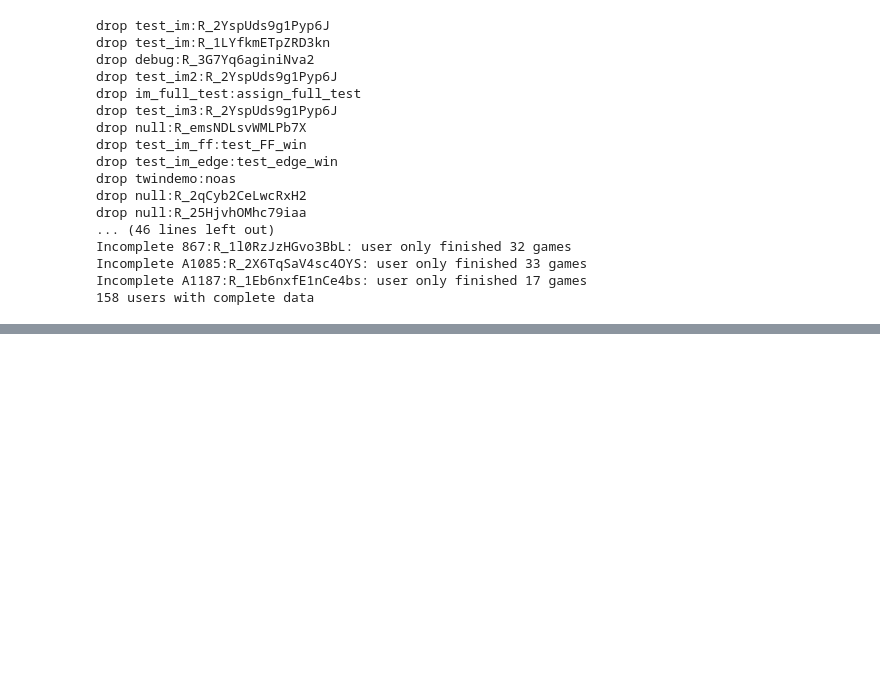
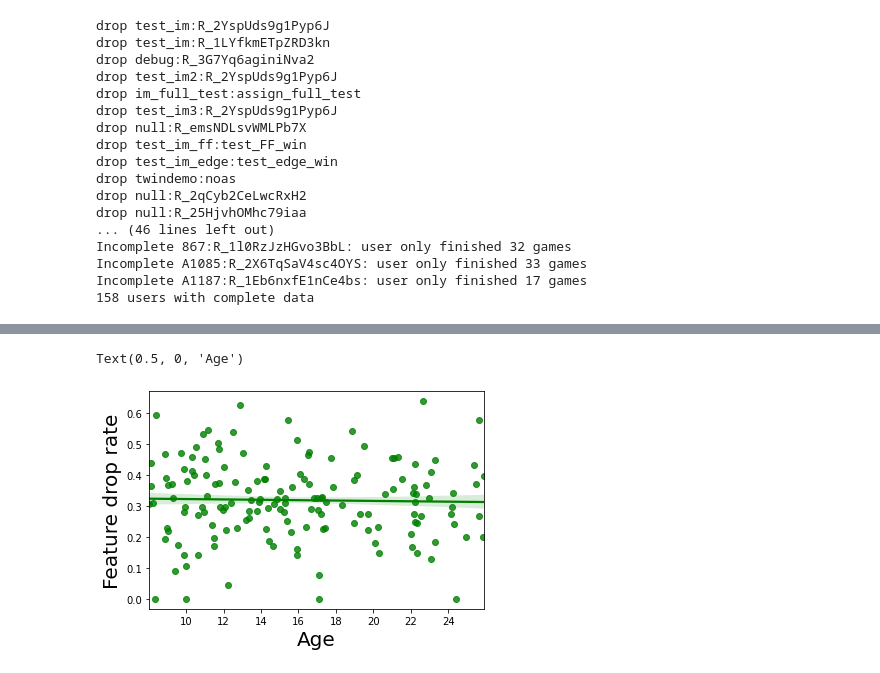
Before and after one commit to sinabolouki/fourinarow_analyses, a Jupyter notebook: Analysis notebooks/new/Parse fourinarow data.ipynb, the cells around one changed output, grey strips where cells are left out. Drawn from its saved outputs; the diff is of its cells as text; code cells hidden in the pictures; blank space fills up the shorter version.

```diff
--- a/Analysis notebooks/new/Parse fourinarow data.ipynb
+++ b/Analysis notebooks/new/Parse fourinarow data.ipynb
@@ -229,8 +325,11 @@ plt.legend(loc='upper left', frameon=False)
 # %%
 pars_mean = pars.groupby(['StudyID'], as_index=False).mean()
-win_age = sb.regplot(x="ExactAge", y="FeatureDropRate", data=pars_mean, ci =68, color = "green")
+win_age = sb.regplot(x="ExactAge", y="feature drop rate", data=pars_mean, ci =68, color = "green")
 plt.ylabel("Feature drop rate", fontsize=20)
 plt.xlabel("Age", fontsize=20)
+# %% [output]
+Text(0.5, 0, 'Age')
+[figure, added]
 # %%
 win_age = sb.regplot(x="ExactAge", y="category", data=df_age_medcat, ci =68)
 plt.ylabel("Median category", fontsize=20)
```
Also changed, not shown: parts of 16 cells of this notebook.
